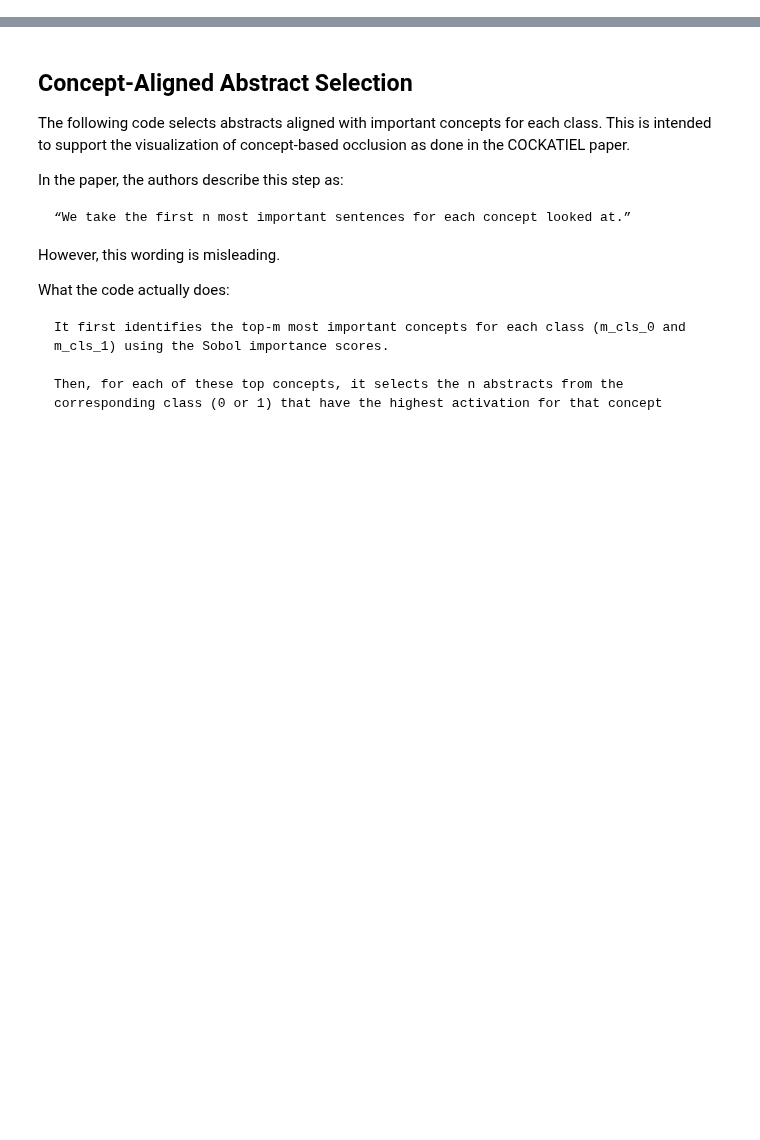
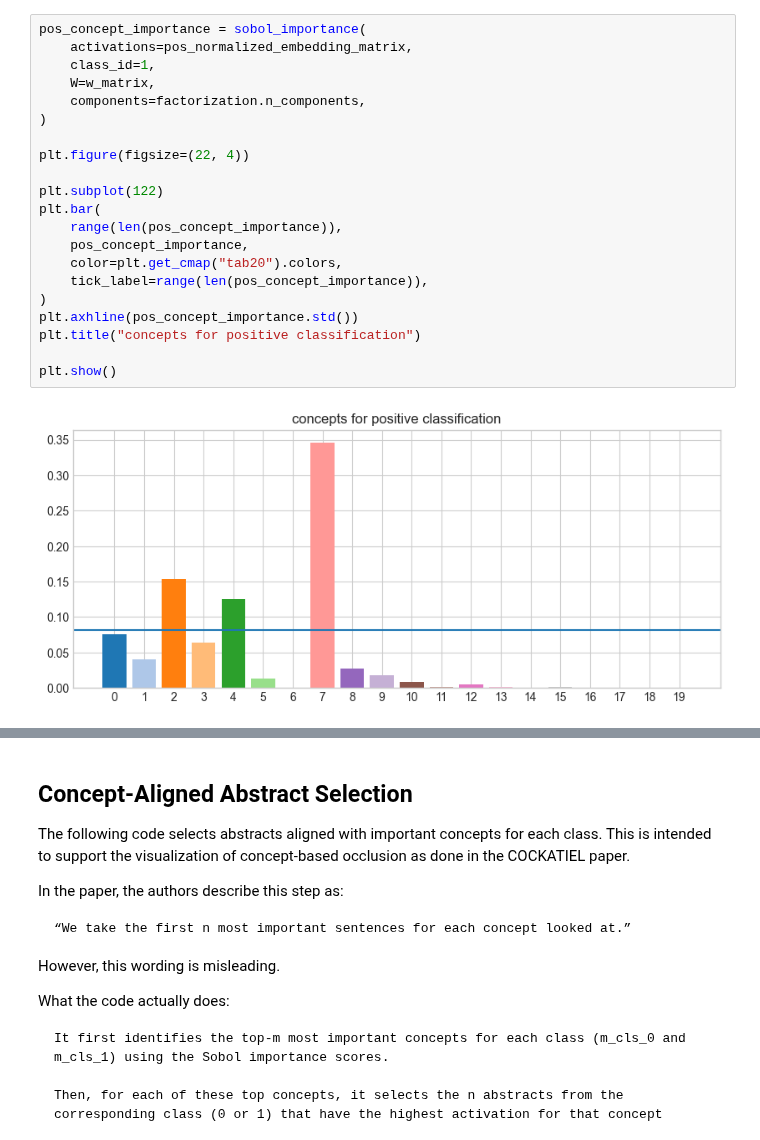
Before and after one commit to jteijema/ASR-XAI, a Jupyter notebook: ASRXAI.ipynb, the cells around one changed output, grey strips where cells are left out. Drawn from its saved outputs; the diff is of its cells as text; blank space fills up the shorter version.

```diff
--- a/ASRXAI.ipynb
+++ b/ASRXAI.ipynb
@@ -188,2 +172,25 @@ plt.show()
+# %%
+pos_concept_importance = sobol_importance(
+    activations=pos_normalized_embedding_matrix,
+    class_id=1,
+    W=w_matrix,
+    components=factorization.n_components,
+)
+
+plt.figure(figsize=(22, 4))
+
+plt.subplot(122)
+plt.bar(
+    range(len(pos_concept_importance)),
+    pos_concept_importance,
+    color=plt.get_cmap("tab20").colors,
+    tick_label=range(len(pos_concept_importance)),
+)
+plt.axhline(pos_concept_importance.std())
+plt.title("concepts for positive classification")
+
+plt.show()
+# %% [output]
+[figure, added]
 # %%
 # finding abstracts that align with concepts
```
Also changed, not shown: parts of 24 cells of this notebook.
